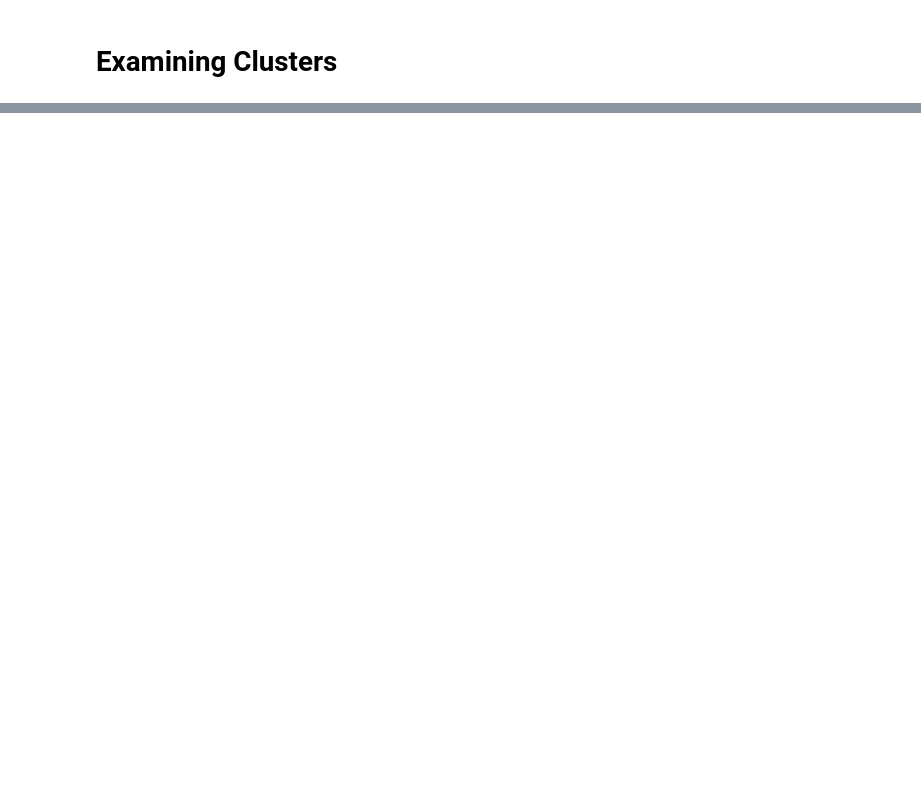
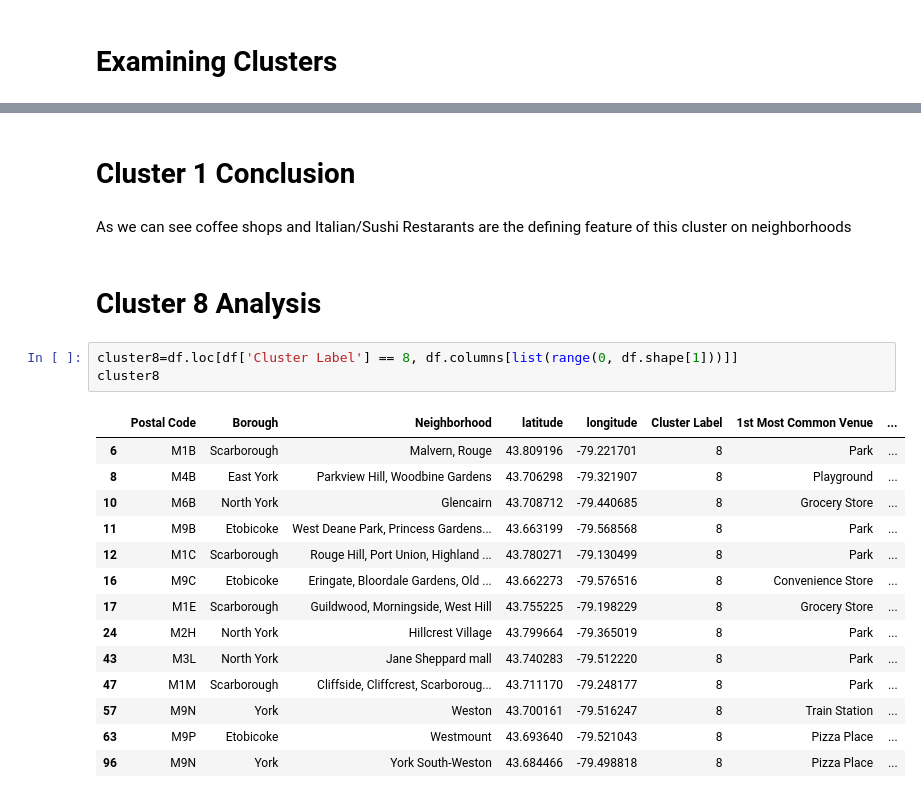
Before and after one commit to sha71000/Clustering-analysis-and-visualisation, a Jupyter notebook: Clustering and analysis.ipynb, the cells around one changed output, grey strips where cells are left out. Drawn from its saved outputs; the diff is of its cells as text; blank space fills up the shorter version.

```diff
--- a/Clustering and analysis.ipynb
+++ b/Clustering and analysis.ipynb
@@ -98,0 +167,24 @@ cluster1
+# %% [markdown]
+# Cluster 1 Conclusion
+# %% [markdown]
+As we can see coffee shops and Italian/Sushi Restarants are the defining feature of this cluster on neighborhoods
+# %% [markdown]
+# Cluster 8 Analysis
+# %%
+cluster8=df.loc[df['Cluster Label'] == 8, df.columns[list(range(0, df.shape[1]))]]
+cluster8
+# %% [output]
+|  | Postal Code | Borough | Neighborhood | latitude | longitude | Cluster Label | 1st Most Common Venue | ... |
+| 6 | M1B | Scarborough | Malvern, Rouge | 43.809196 | -79.221701 | 8 | Park | ... |
+| 8 | M4B | East York | Parkview Hill, Woodbine Gardens | 43.706298 | -79.321907 | 8 | Playground | ... |
+| 10 | M6B | North York | Glencairn | 43.708712 | -79.440685 | 8 | Grocery Store | ... |
+| 11 | M9B | Etobicoke | West Deane Park, Princess Gardens... | 43.663199 | -79.568568 | 8 | Park | ... |
+| 12 | M1C | Scarborough | Rouge Hill, Port Union, Highland ... | 43.780271 | -79.130499 | 8 | Park | ... |
+| 16 | M9C | Etobicoke | Eringate, Bloordale Gardens, Old ... | 43.662273 | -79.576516 | 8 | Convenience Store | ... |
+| 17 | M1E | Scarborough | Guildwood, Morningside, West Hill | 43.755225 | -79.198229 | 8 | Grocery Store | ... |
+| 24 | M2H | North York | Hillcrest Village | 43.799664 | -79.365019 | 8 | Park | ... |
+| 43 | M3L | North York | Jane Sheppard mall | 43.740283 | -79.512220 | 8 | Park | ... |
+| 47 | M1M | Scarborough | Cliffside, Cliffcrest, Scarboroug... | 43.711170 | -79.248177 | 8 | Park | ... |
+| 57 | M9N | York | Weston | 43.700161 | -79.516247 | 8 | Train Station | ... |
+| 63 | M9P | Etobicoke | Westmount | 43.693640 | -79.521043 | 8 | Pizza Place | ... |
+| 96 | M9N | York | York South-Weston | 43.684466 | -79.498818 | 8 | Pizza Place | ... |
```
Also changed, not shown: parts of 34 cells of this notebook, 1 other file.
